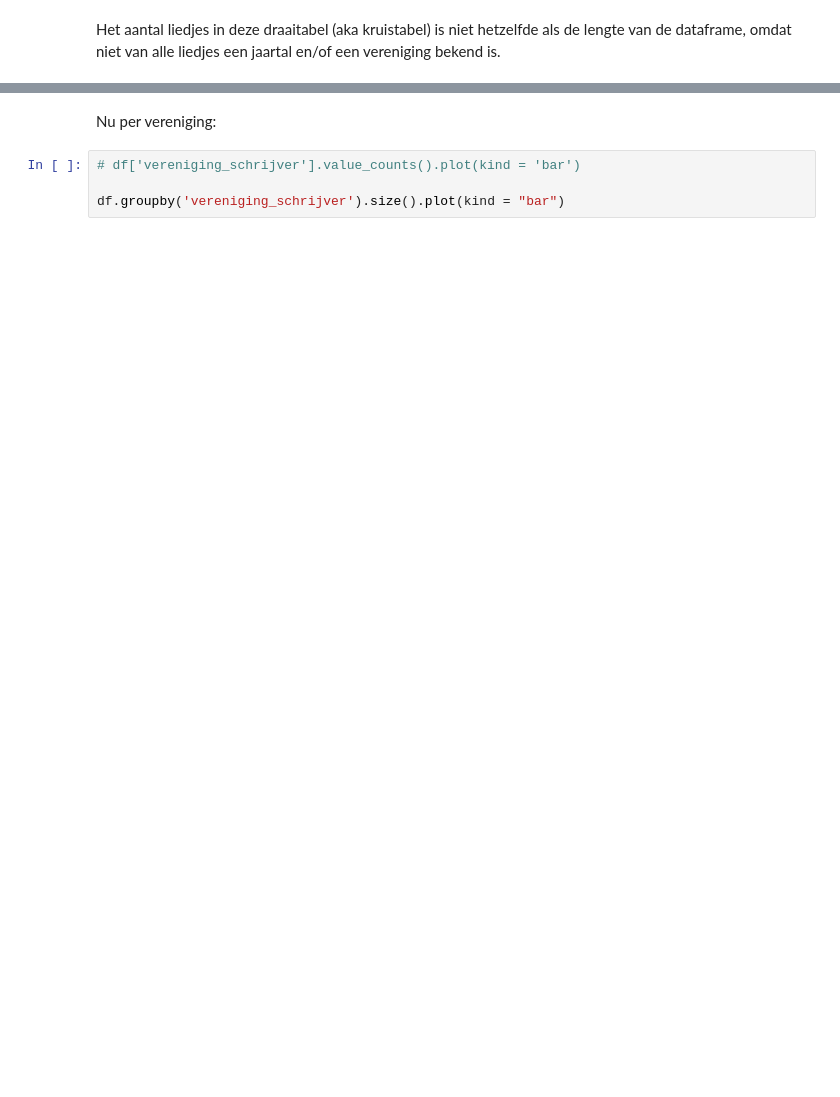
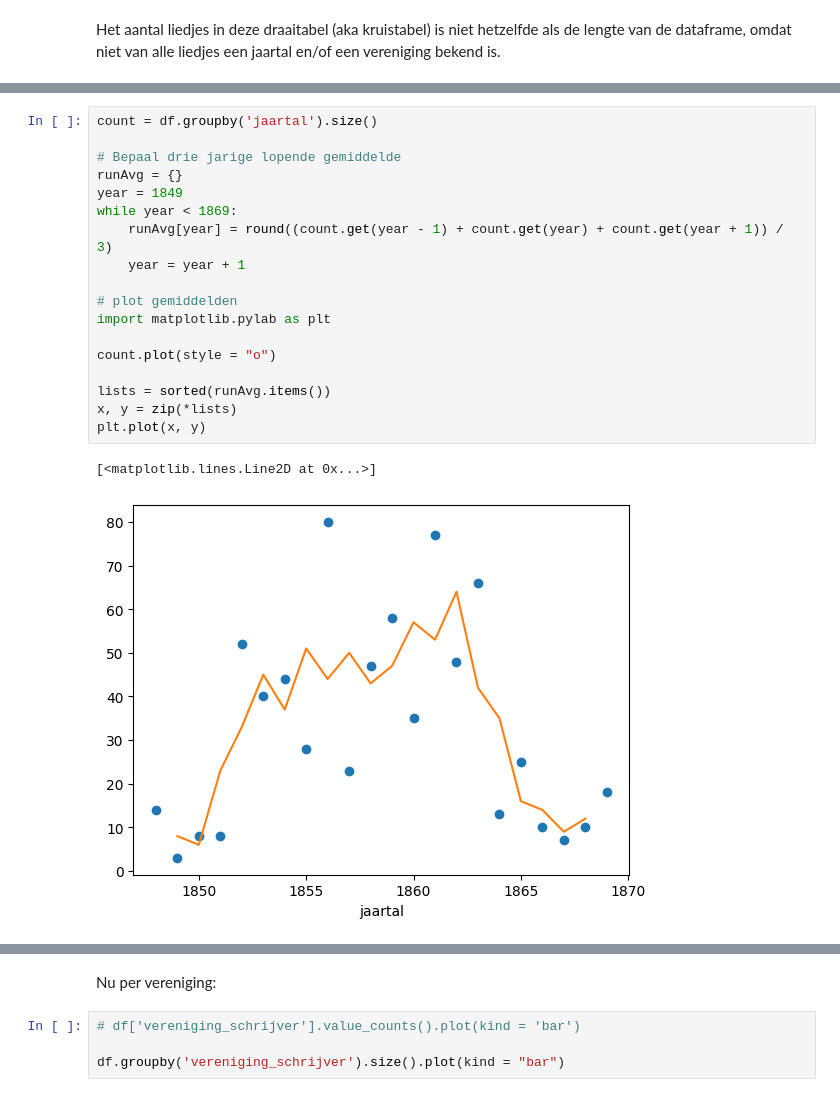
Before and after one commit to ivozandhuis/typografische-verenigingen, a Jupyter notebook: scripts/analyze-liedjes/simple-statistics.ipynb, the cells around one changed output, grey strips where cells are left out. Drawn from its saved outputs; the diff is of its cells as text; blank space fills up the shorter version.

```diff
--- a/scripts/analyze-liedjes/simple-statistics.ipynb
+++ b/scripts/analyze-liedjes/simple-statistics.ipynb
@@ -75 +75,22 @@ df['jaartal'].value_counts()
 Name: jaartal, dtype: int64
+# %%
+count = df.groupby('jaartal').size()
+
+# Bepaal drie jarige lopende gemiddelde
+runAvg = {}
+year = 1849
+while year < 1869:
+    runAvg[year] = round((count.get(year - 1) + count.get(year) + count.get(year + 1)) / 3)
+    year = year + 1
+
+# plot gemiddelden
+import matplotlib.pylab as plt
+
+count.plot(style = "o")
+
+lists = sorted(runAvg.items())
+x, y = zip(*lists)
+plt.plot(x, y)
+# %% [output]
+[<matplotlib.lines.Line2D at 0x...>]
+[figure, added]
```
Also changed, not shown: parts of 16 cells of this notebook, 39 other files.
